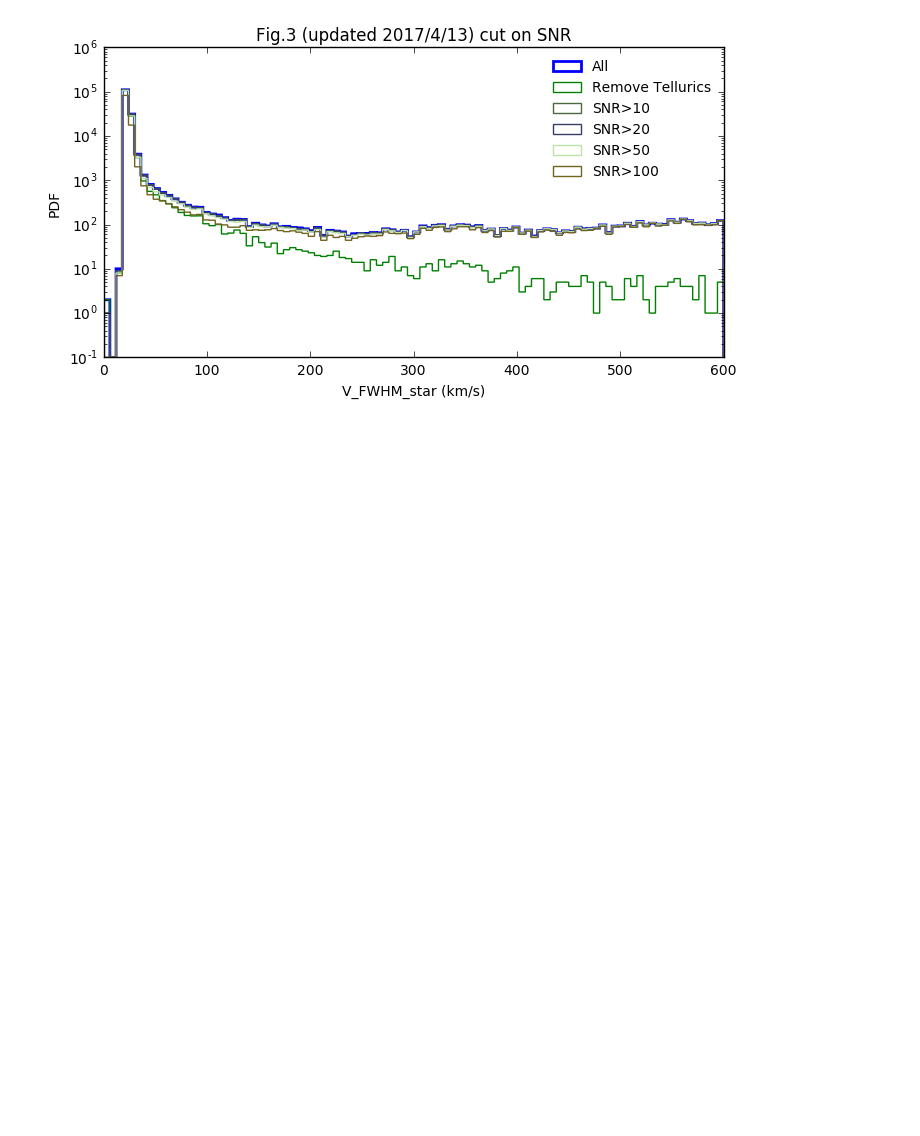
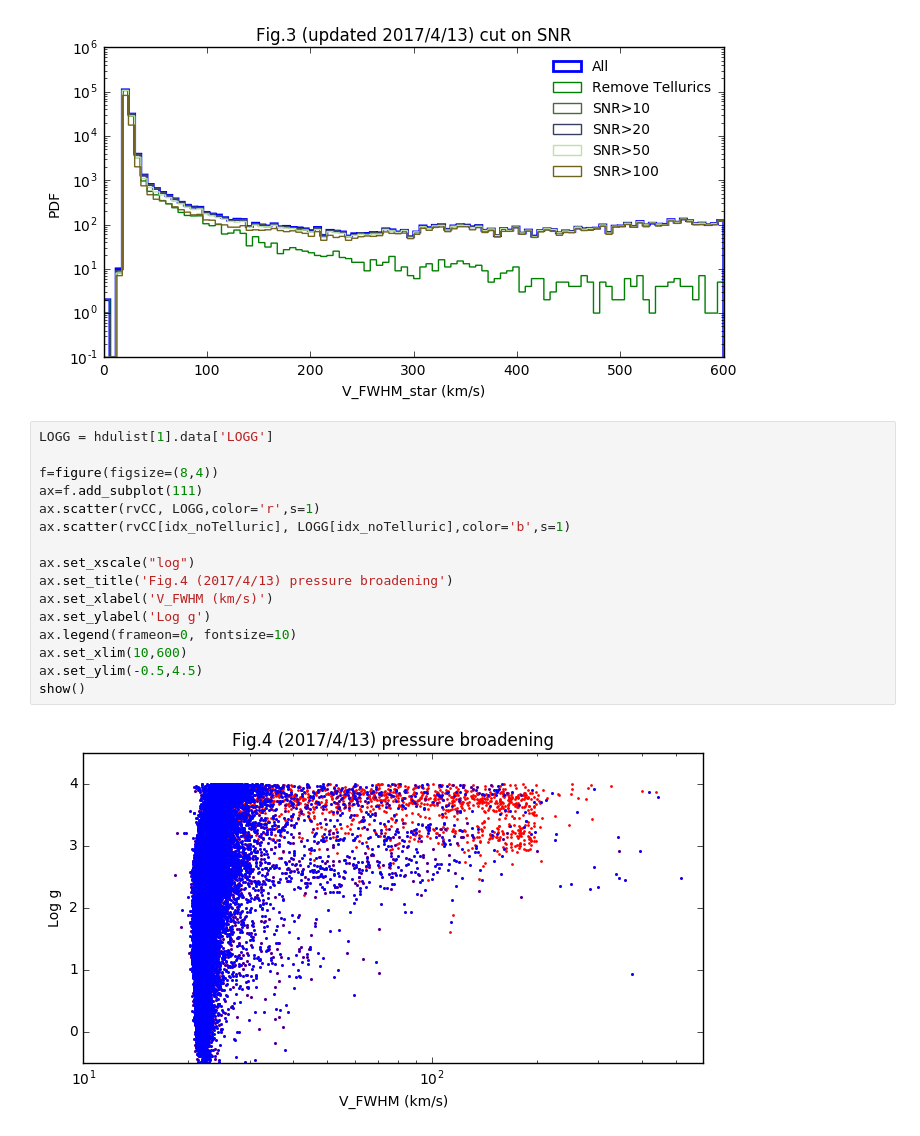
Before and after one commit to liuxx479/MW-BHs, a Jupyter notebook: plot-BHstars.ipynb, the cells around one changed output. Saved outputs shown, nothing was run; the diff lists cells and outputs as text; blank space fills up the shorter version.

```diff
--- a/plot-BHstars.ipynb
+++ b/plot-BHstars.ipynb
@@ -97,3 +97,21 @@ ax.legend(frameon=0, fontsize=10)
 show()
 # %% [output]
 [figure]
+# %%
+LOGG = hdulist[1].data['LOGG']
+
+f=figure(figsize=(8,4))
+ax=f.add_subplot(111)
+ax.scatter(rvCC, LOGG,color='r',s=1)
+ax.scatter(rvCC[idx_noTelluric], LOGG[idx_noTelluric],color='b',s=1)
+
+ax.set_xscale("log")
+ax.set_title('Fig.4 (2017/4/13) pressure broadening')
+ax.set_xlabel('V_FWHM (km/s)')
+ax.set_ylabel('Log g')
+ax.legend(frameon=0, fontsize=10)
+ax.set_xlim(10,600)
+ax.set_ylim(-0.5,4.5)
+show()
+# %% [output]
+[figure, added]
```
Also changed, not shown: parts of 1 cell of this notebook.
